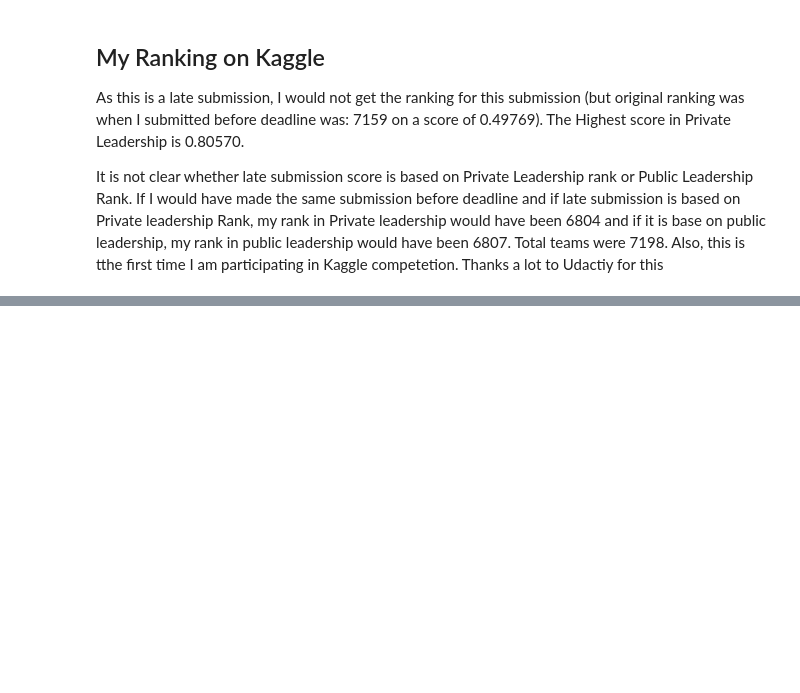
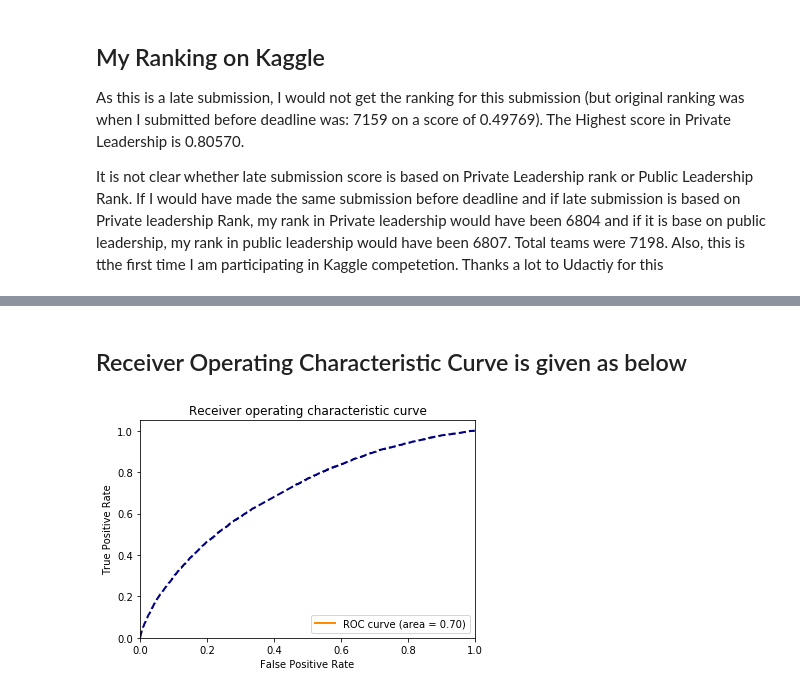
Before and after one commit to monimoyd/project_machine_learning_home_credit_default_analysis, a Jupyter notebook: home_credit_default_analysis_project.ipynb, the cells around one changed output, grey strips where cells are left out. Drawn from its saved outputs; the diff is of its cells as text; code cells hidden in the pictures; blank space fills up the shorter version.

```diff
--- a/home_credit_default_analysis_project.ipynb
+++ b/home_credit_default_analysis_project.ipynb
@@ -2381,0 +2548,5 @@ print("Final roc-auc on the testing data: {:.4f}".format(roc_auc_score(y_test, b
+# %%
+y_train_encode = one_hot_encode(y_train)
+y_test_encode = one_hot_encode(y_test)
+print("y_train_encode.shape:" + str(y_train_encode.shape))
+print("y_test_encode.shape:" + str(y_test_encode.shape))
@@ -2381,0 +2593,16 @@ print("Final roc-auc on the testing data: {:.4f}".format(roc_auc_score(y_test, b
+# %%
+def print_stats(session, valid_features, valid_labels, cost, accuracy):
+    loss = sess.run(cost,
+                    feed_dict={
+                        x: valid_features,
+                        y: valid_labels,
+                        keep_prob: 1.
+                    })
+    validation_accuracy = sess.run(accuracy,
+                         feed_dict={
+                             x: valid_features,
+                             y: valid_labels,
+                             keep_prob: 1.
+                         })
+
+    print('Loss: {:>10.4f} Validation Accuracy: {:.6f}'.format(loss, validation_accuracy))
@@ -2381,0 +2676,20 @@ print("Final roc-auc on the testing data: {:.4f}".format(roc_auc_score(y_test, b
+# %% [markdown]
+## Receiver Operating Characteristic Curve is given as below
+# %%
+rc_score_neural = roc_auc_score(y_test, predictions_proba_dev_test[:,1])
+fpr, tpr, thresholds = metrics.roc_curve(y_test, predictions_proba_dev_test[:,1], pos_label=1)
+
+plt.figure()
+lw = 2
+plt.plot(fpr[2], tpr[2], color='darkorange',
+         lw=lw, label='ROC curve (area = %0.2f)' % rc_score_neural )
+plt.plot(fpr, tpr, color='navy', lw=lw, linestyle='--')
+plt.xlim([0.0, 1.0])
+plt.ylim([0.0, 1.05])
+plt.xlabel('False Positive Rate')
+plt.ylabel('True Positive Rate')
+plt.title('Receiver operating characteristic curve')
+plt.legend(loc="lower right")
+plt.show()
+# %% [output]
+[figure, added]
```
Also changed, not shown: parts of 23 cells of this notebook.
